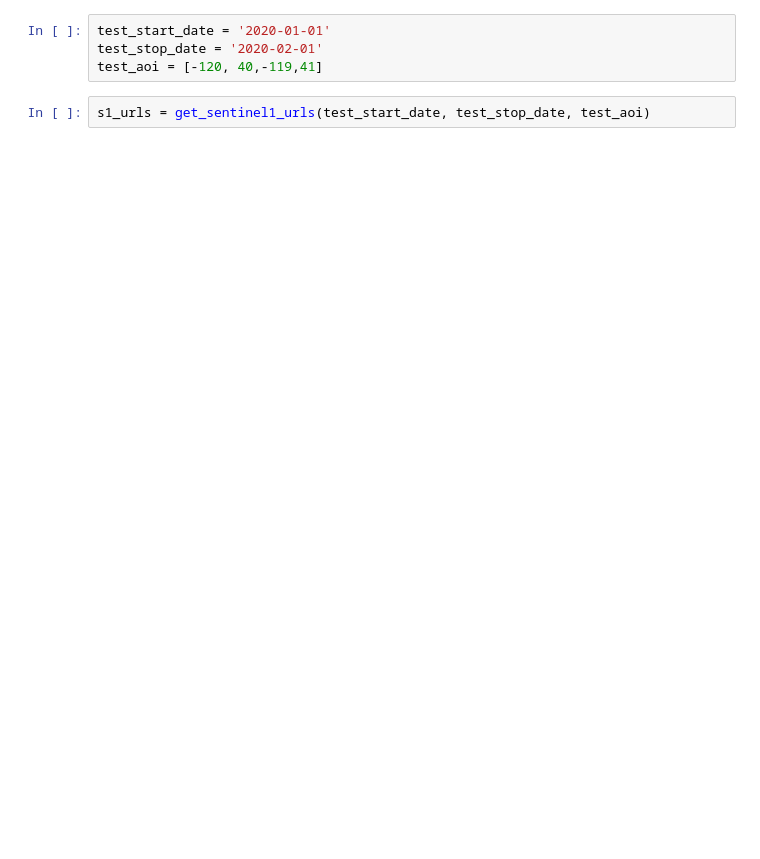
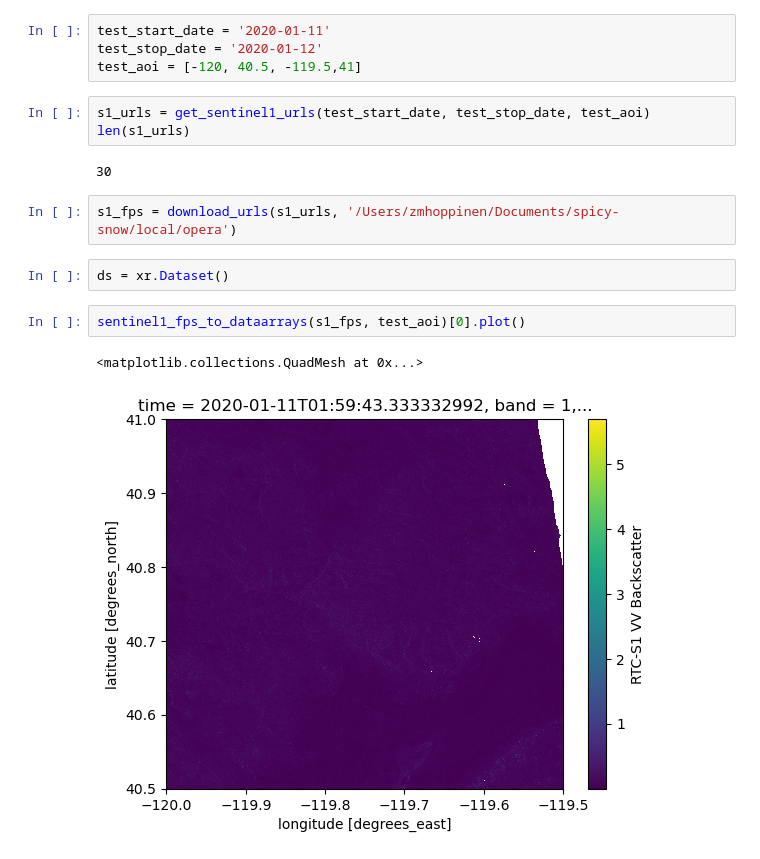
Before and after one commit to SnowEx/spicy-snow, a Jupyter notebook: notebooks/test_pipeline.ipynb, the cells around one changed output. Saved outputs shown, nothing was run; the diff lists cells and outputs as text; blank space fills up the shorter version.

Commit message:
testing full dataacqusition pipeline for s1 dataarrays

```diff
--- a/notebooks/test_pipeline.ipynb
+++ b/notebooks/test_pipeline.ipynb
@@ -9,6 +9,18 @@ ModuleNotFoundError: No module named 'checks'
 # %%
-test_start_date = '2020-01-01'
-test_stop_date = '2020-02-01'
-test_aoi = [-120, 40,-119,41]
+test_start_date = '2020-01-11'
+test_stop_date = '2020-01-12'
+test_aoi = [-120, 40.5, -119.5,41]
 # %%
 s1_urls = get_sentinel1_urls(test_start_date, test_stop_date, test_aoi)
+len(s1_urls)
+# %% [output]
+30
+# %%
+s1_fps = download_urls(s1_urls, '/Users/zmhoppinen/Documents/spicy-snow/local/opera')
+# %%
+ds = xr.Dataset()
+# %%
+sentinel1_fps_to_dataarrays(s1_fps, test_aoi)[0].plot()
+# %% [output]
+<matplotlib.collections.QuadMesh at 0x...>
+[figure, added]
```
Also changed, not shown: parts of 1 cell of this notebook, 4 other files.
